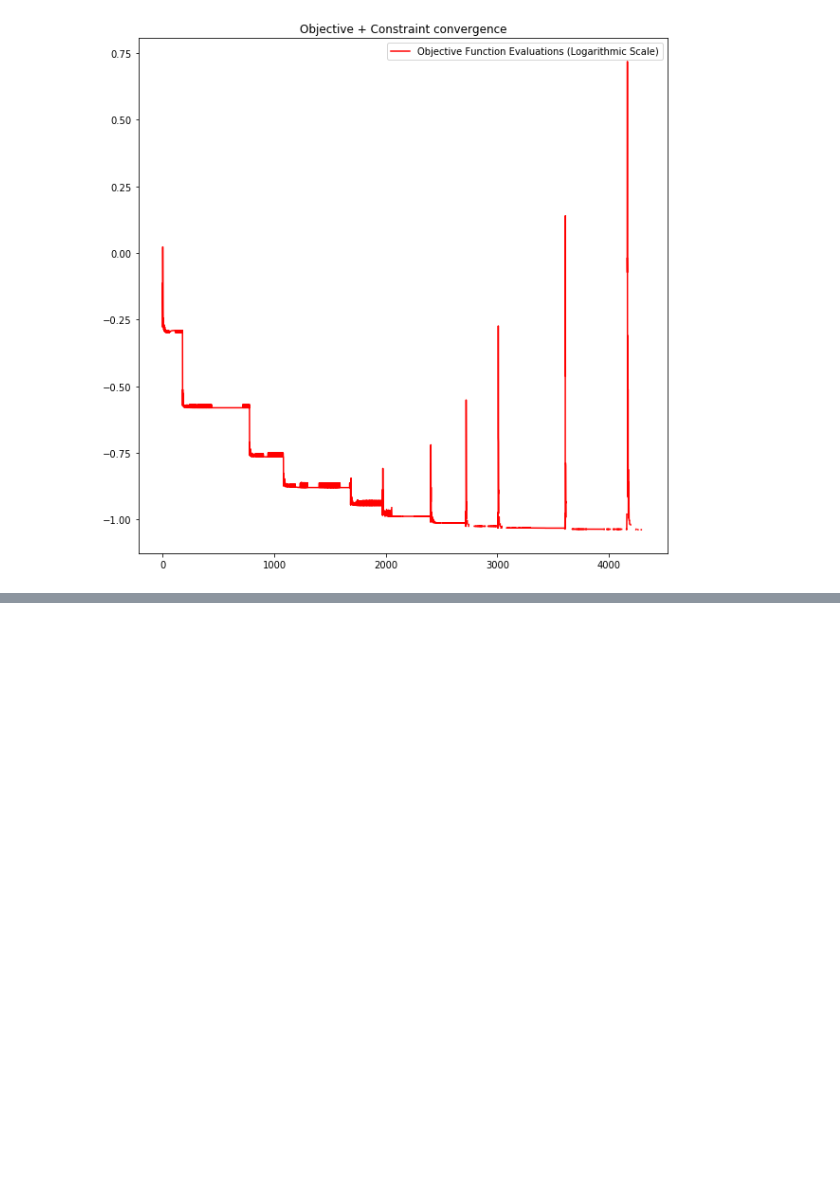
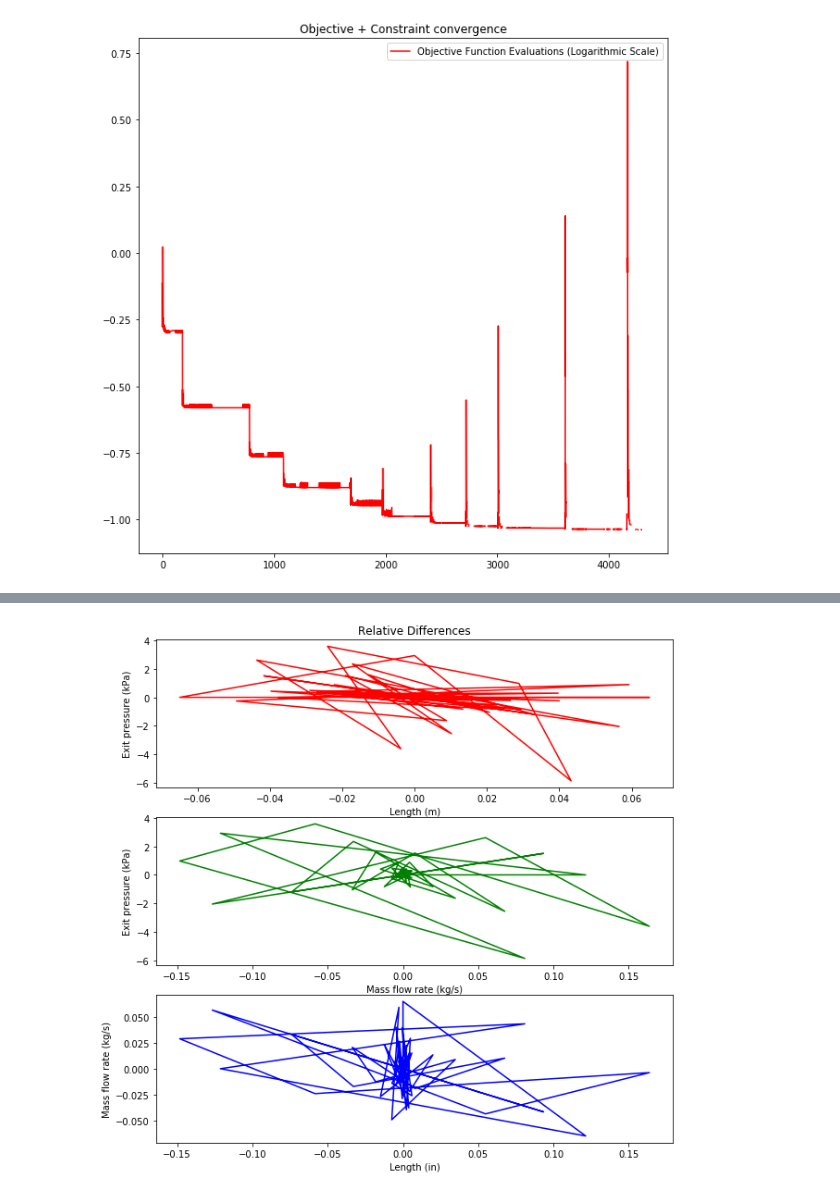
Before and after one commit to psas/lv4-mdo, a Jupyter notebook: optimization/optimizer.ipynb, the cells around one changed output, grey strips where cells are left out. Saved outputs shown, nothing was run; the diff lists cells and outputs as text; code cells hidden in the pictures; blank space fills up the shorter version.

```diff
--- a/optimization/optimizer.ipynb
+++ b/optimization/optimizer.ipynb
@@ -409,0 +537,17 @@ Reopen OpenRocket to run simulation.
+# %%
+# phase portrait of differences and values near end of optimization
+start = len(allvectors) - interval
+fig, (ax1, ax2, ax3) = plt.subplots(3)
+ax1.set_title('Relative Differences')
+ax1.plot(d_L[start:],d_p_e[start:], "r")
+ax1.set_xlabel("Length (m)")
+ax1.set_ylabel("Exit pressure (kPa)")
+ax2.plot(d_mdot[start:],d_p_e[start:], "g")
+ax2.set_xlabel("Mass flow rate (kg/s)")
+ax2.set_ylabel("Exit pressure (kPa)")
+ax3.plot(d_mdot[start:],d_L[start:], "b")
+ax3.set_ylabel("Mass flow rate (kg/s)")
+ax3.set_xlabel("Length (in)")
+plt.show()
+# %% [output]
+[figure, added]
```
Also changed, not shown: parts of 20 cells of this notebook, 2 other files.
